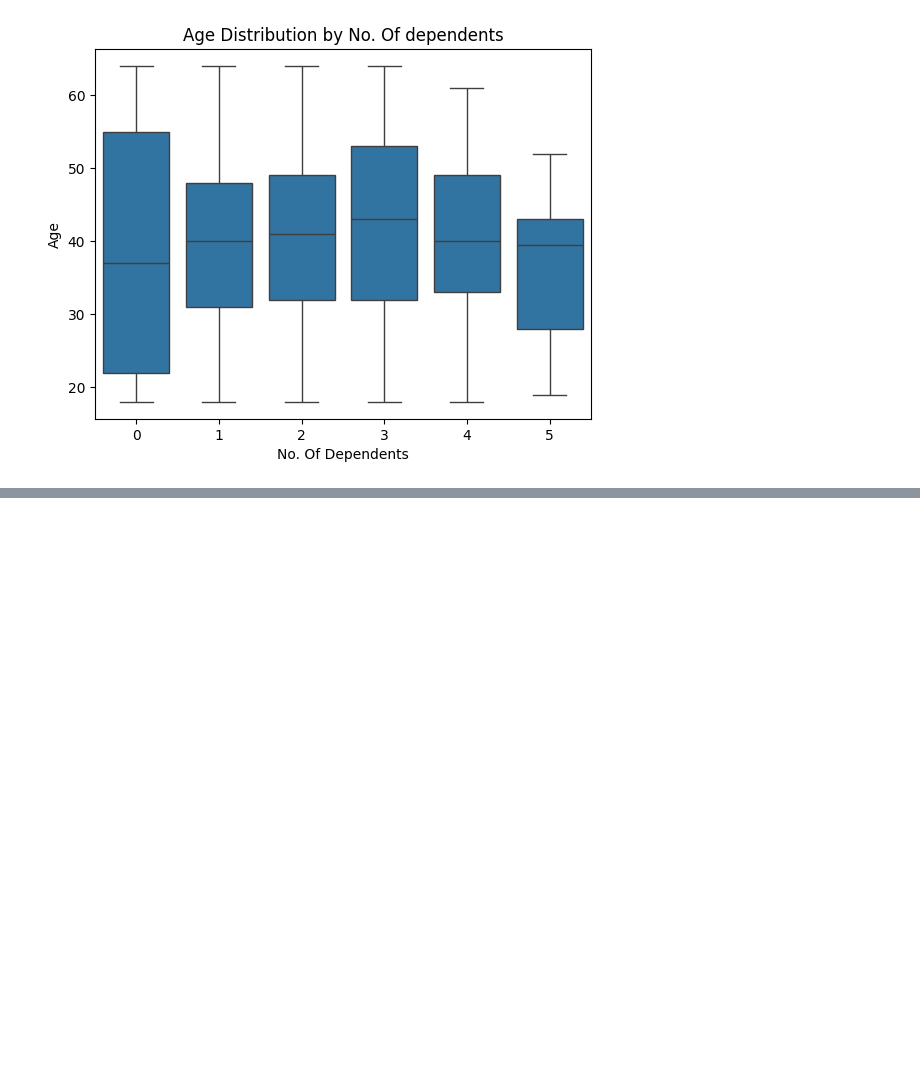
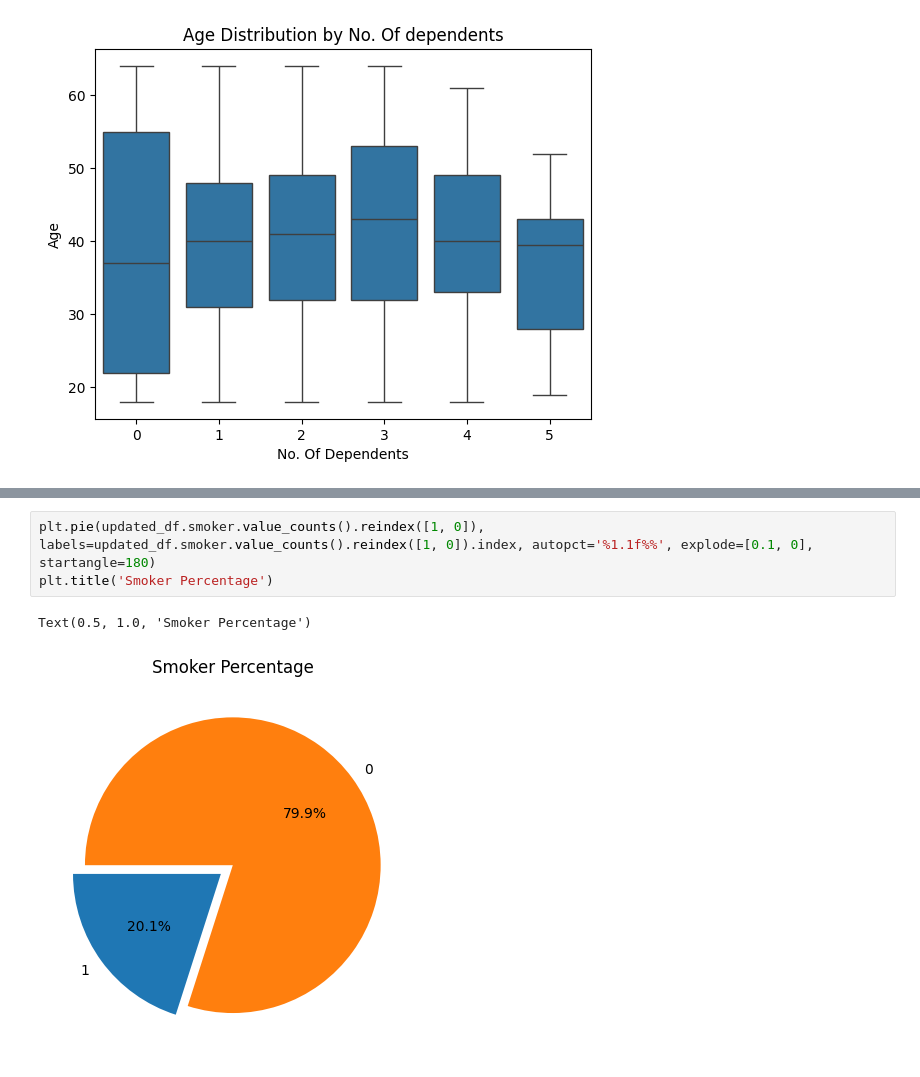
Before and after one commit to arun-ekambaram/Health-Insurance-Claim-Prediction, a Jupyter notebook: experiment.ipynb, the cells around one changed output, grey strips where cells are left out. Saved outputs shown, nothing was run; the diff lists cells and outputs as text; blank space fills up the shorter version.

```diff
--- a/experiment.ipynb
+++ b/experiment.ipynb
@@ -355,0 +383,6 @@ Text(0, 0.5, 'Age')
+# %%
+plt.pie(updated_df.smoker.value_counts().reindex([1, 0]), labels=updated_df.smoker.value_counts().reindex([1, 0]).index, autopct='%1.1f%%', explode=[0.1, 0], startangle=180)
+plt.title('Smoker Percentage')
+# %% [output]
+Text(0.5, 1.0, 'Smoker Percentage')
+[figure, added]
```
Also changed, not shown: parts of 10 cells of this notebook.
